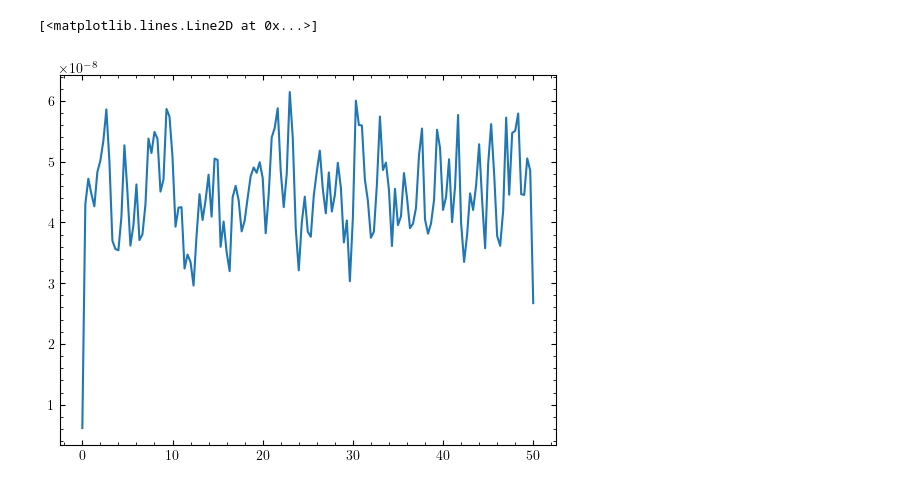
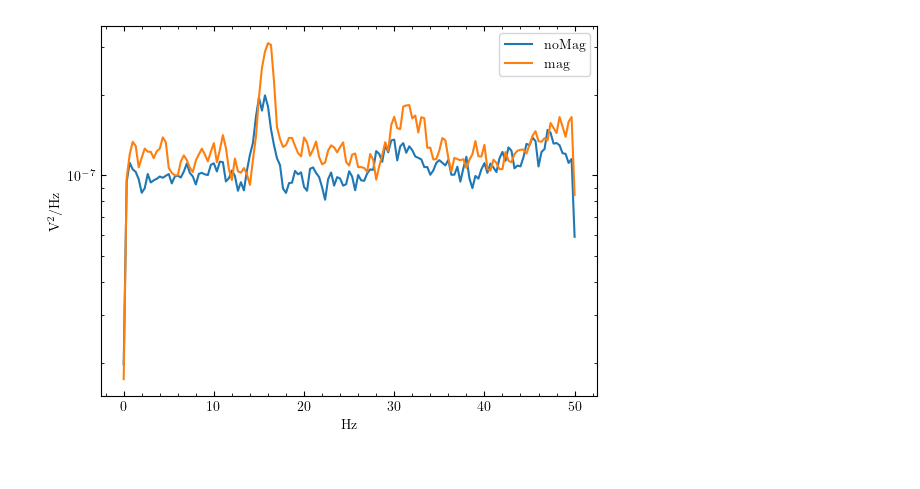
Before and after one commit to Bkorotko03/ALTrainSeismo, a Jupyter notebook: testsAndSuch/monolithTestAnalysis.ipynb, the cells around one changed output. Saved outputs shown, nothing was run; the diff lists cells and outputs as text; code cells hidden in the pictures.

```diff
--- a/testsAndSuch/monolithTestAnalysis.ipynb
+++ b/testsAndSuch/monolithTestAnalysis.ipynb
@@ -82,8 +78,13 @@ plt.plot(noMagF,noMagPSD)
 # %%
 overF,overPSD = sp.signal.welch(overVolt,fs=100,nperseg=300)
-# %%
-plt.plot(overF,overPSD)
-# %% [output]
-[<matplotlib.lines.Line2D at 0x...>]
-[figure, removed]
+# %%
+plt.plot(noMagF,noMagPSD,label='noMag')
+plt.plot(overF,overPSD,label='mag')
+plt.legend()
+plt.xlabel('Hz')
+plt.ylabel('V$^2$/Hz')
+plt.semilogy()
+plt.show()
+# %% [output]
+[figure, added]
 # %%
```
Also changed, not shown: parts of 16 cells of this notebook, 4 other files.
